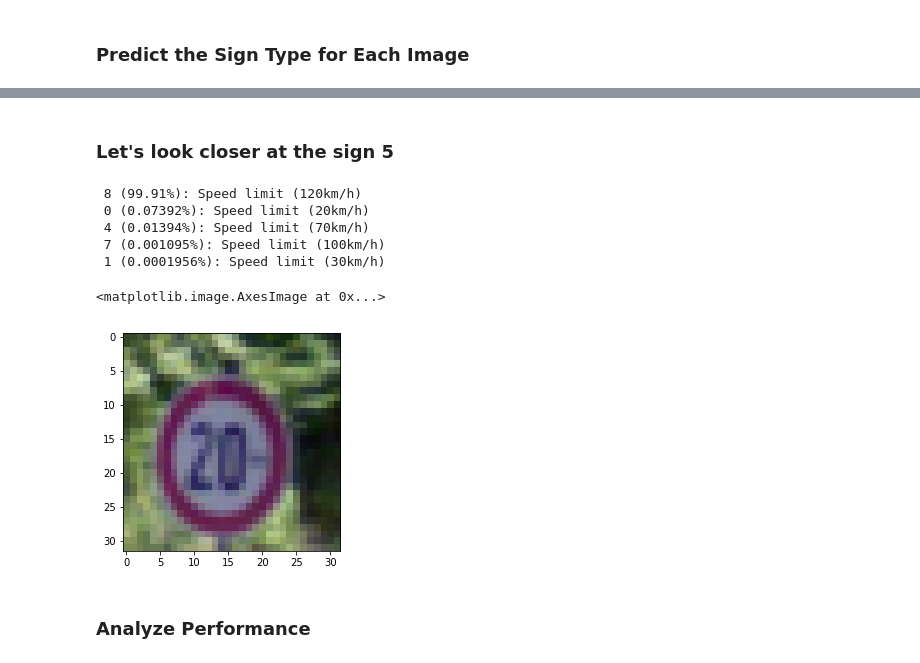
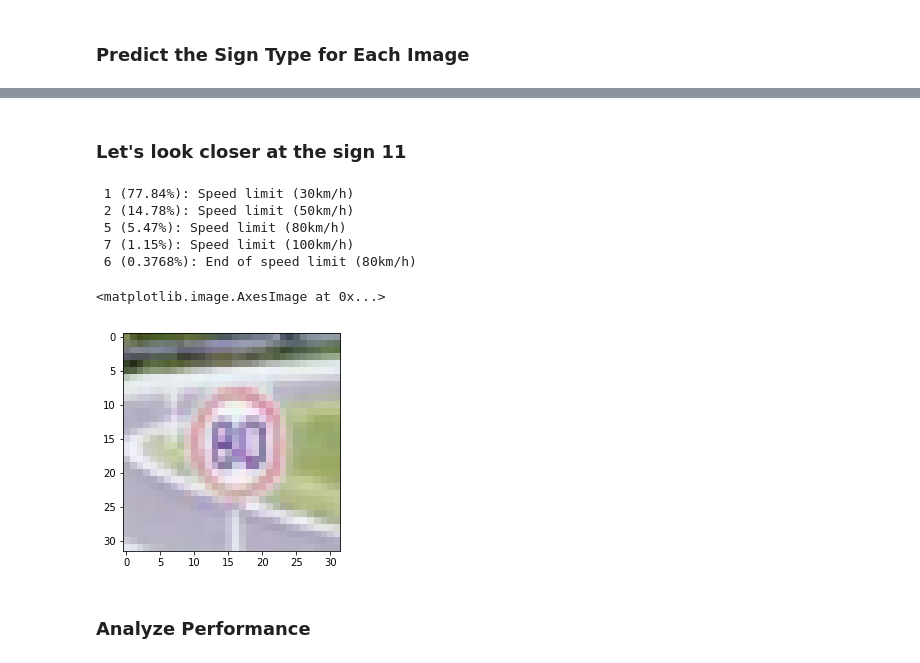
Before and after one commit to maslovw/SDND, a Jupyter notebook: TrafficSignlassifier/Traffic_Sign_Classifier.ipynb, the cells around one changed output, grey strips where cells are left out. Saved outputs shown, nothing was run; the diff lists cells and outputs as text; code cells hidden in the pictures.

```diff
--- a/TrafficSignlassifier/Traffic_Sign_Classifier.ipynb
+++ b/TrafficSignlassifier/Traffic_Sign_Classifier.ipynb
@@ -285,8 +233,0 @@ imshow(imgp)
-# %%
-train_datagen = ImageDataGenerator(shear_range=0.2,
-                                   zoom_range=0.2,
-                                   rotation_range=0.2,
-                                   preprocessing_function=image_preproc.imadjust)
-train_generator = train_datagen.flow(
-        X_train, y_one_hot_train,
-        batch_size=512)
@@ -292,0 +240,10 @@ train_generator = train_datagen.flow(
+# %%
+X_train_sort = {}
+y_train_sort = {}
+for sign in range(n_classes+1):
+    X_train_sort[sign] = np.empty((0,*X_train.shape[1:]), dtype=np.ubyte)
+    y_train_sort[sign] = np.empty((0,), dtype=np.ubyte)
+for i in range(len(X_train)):
+    sign = y_train[i]
+    X_train_sort[sign] = np.append(X_train_sort[sign], X_train[i:i+1], axis=0)
+    y_train_sort[sign] = np.append(y_train_sort[sign], y_train[i:i+1], axis=0)
@@ -293,8 +252,14 @@ train_generator = train_datagen.flow(
 # %%
+train_datagen = ImageDataGenerator(shear_range=0.2,
+                                   zoom_range=0.2,
+                                   rotation_range=0.2)
 XG_train = X_train.copy()
-YG_train = y_one_hot_train.copy()
-for i,im in zip(range(50), train_generator):
-    XG_train = np.append(XG_train, im[0].astype(np.ubyte), axis=0)
-    YG_train = np.append(YG_train, im[1], axis=0)
-
-Beep(2500, 1000)
+YG_train = y_train.copy()
+max_cnt = 2000
+for sign in range(n_classes+1):
+    train_generator = train_datagen.flow(X_train_sort[sign], y_train_sort[sign],batch_size=100)
+    sign_cnt = len(y_train_sort[sign])
+    if sign_cnt < max_cnt:
+        for i,im in zip(range(int((max_cnt - len(y_train_sort[sign]))/100 + 1)), train_generator):
+            XG_train = np.append(XG_train, im[0].astype(np.ubyte), axis=0)
+            YG_train = np.append(YG_train, im[1], axis=0)
@@ -502,3 +425,7 @@ model_dist = load_model('LeNet_onImadjust/m3.26-0.047.hdf5')
+# %%
+# load a model with the best result
+# loss: 0.0293 - acc: 0.9908 - val_loss: 0.0651 - val_acc: 0.9810
+model_dist = load_model('LeNet_onImadjust/m4.12-0.0651.hdf5')
 # %% [markdown]
 ### Check the model on the test data
 # %%
@@ -592,17 +519,17 @@ def decode_sign(pred):
     for sign in top_5_args:
             print("{:2} ({:.4}%): {}".format(sign, pred[sign]*100, signames[sign]))
 # %% [markdown]
-### Let's look closer at the sign 5
+### Let's look closer at the sign 11
 # %%
-decode_sign(prediction[4])
-imshow(google_images[4])
+decode_sign(prediction[10])
+imshow(google_images[10])
 # %% [output]
- 8 (99.91%): Speed limit (120km/h)
- 0 (0.07392%): Speed limit (20km/h)
- 4 (0.01394%): Speed limit (70km/h)
- 7 (0.001095%): Speed limit (100km/h)
- 1 (0.0001956%): Speed limit (30km/h)
+ 1 (77.84%): Speed limit (30km/h)
+ 2 (14.78%): Speed limit (50km/h)
+ 5 (5.47%): Speed limit (80km/h)
+ 7 (1.15%): Speed limit (100km/h)
+ 6 (0.3768%): End of speed limit (80km/h)
 <matplotlib.image.AxesImage at 0x...>
-[figure, old version]
+[figure, new version]
 # %% [markdown]
 ### Analyze Performance
```
Also changed, not shown: parts of 51 cells of this notebook, 2 other files.
